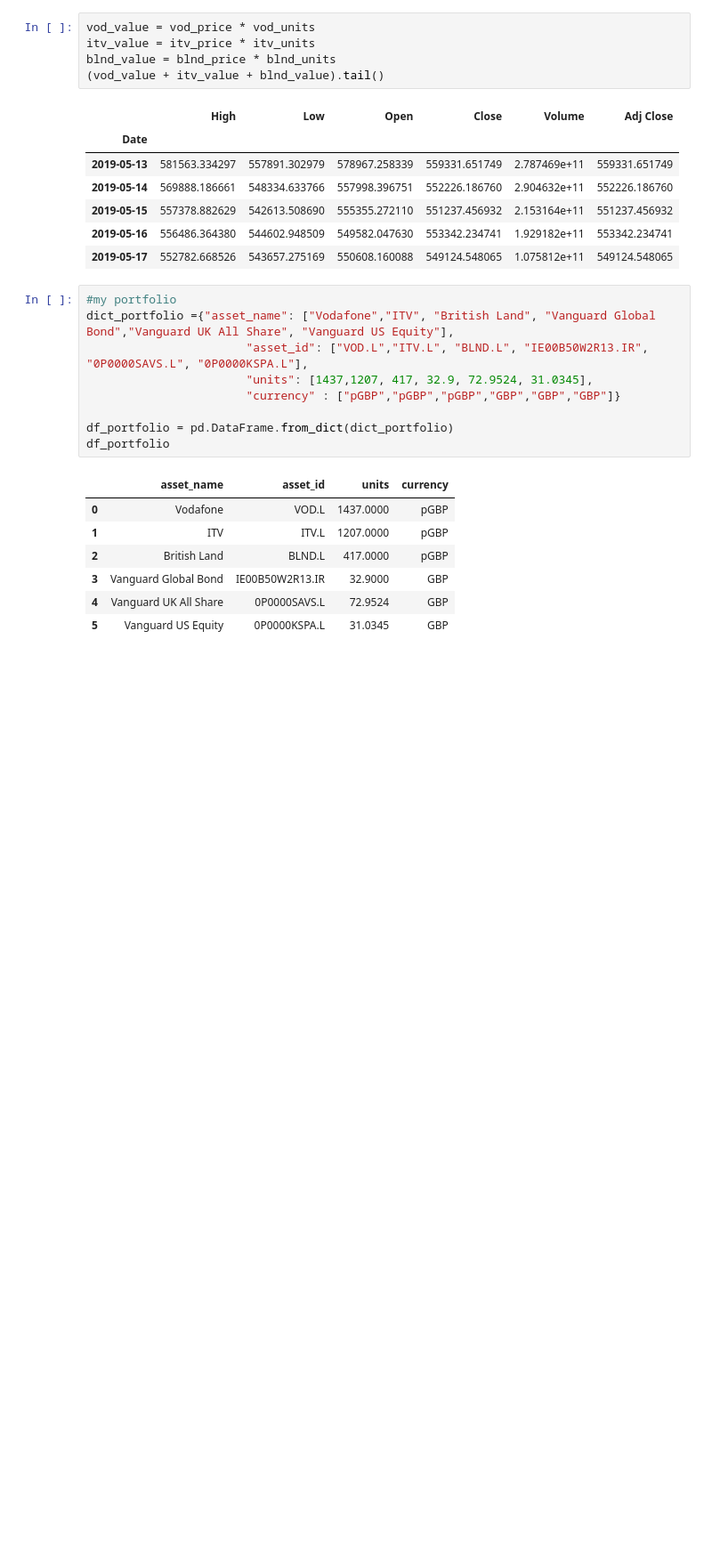
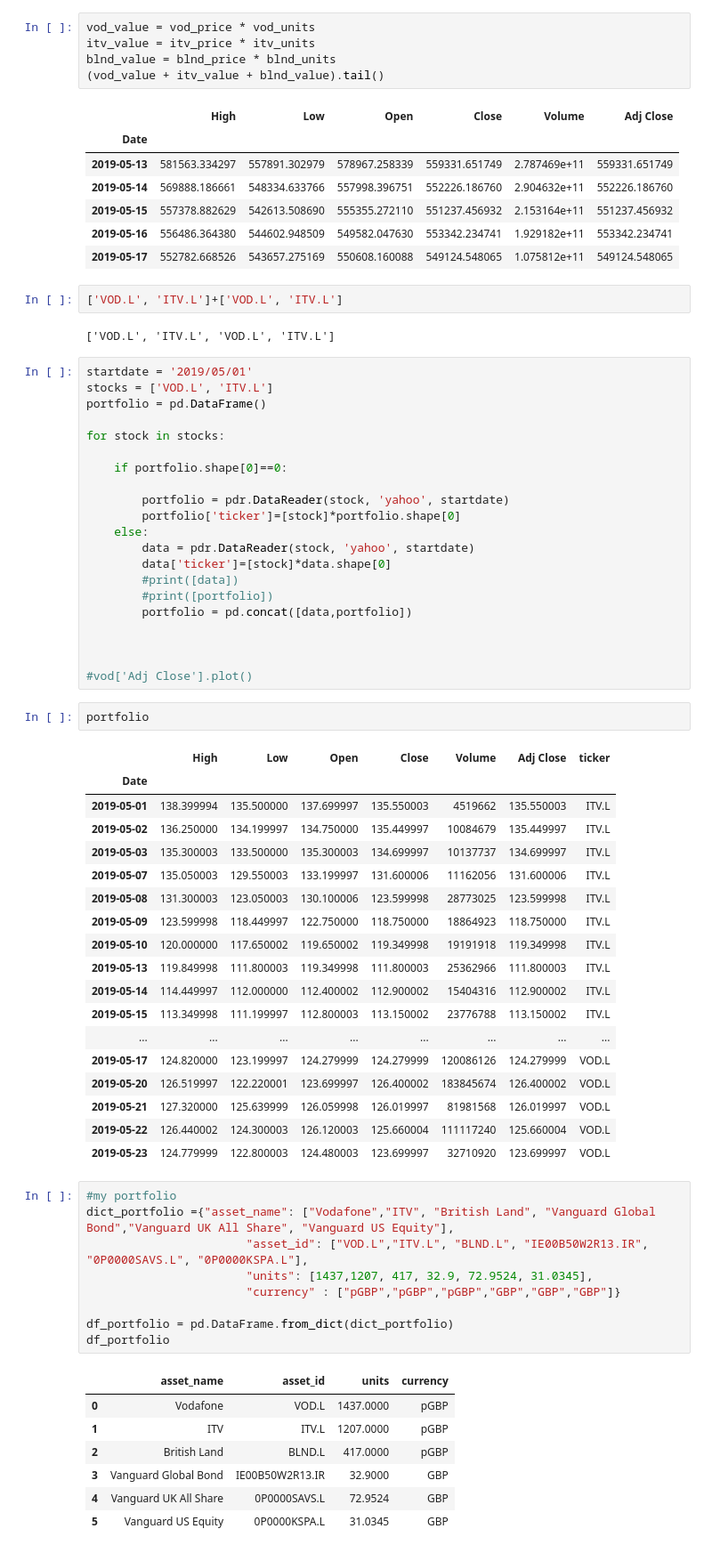
Before and after one commit to ninjananjo/Portfolio-Advisor, a Jupyter notebook: Portfolio Advisor.ipynb, the cells around one changed output. Shown at 89% size. Cells and saved outputs as stored; diff of their text form; blank space fills up the shorter version.

```diff
--- a/Portfolio Advisor.ipynb
+++ b/Portfolio Advisor.ipynb
@@ -91,6 +91,52 @@ blnd_value = blnd_price * blnd_units
 | 2019-05-15 | 557378.882629 | 542613.508690 | 555355.272110 | 551237.456932 | 2.153164e+11 | 551237.456932 |
 | 2019-05-16 | 556486.364380 | 544602.948509 | 549582.047630 | 553342.234741 | 1.929182e+11 | 553342.234741 |
 | 2019-05-17 | 552782.668526 | 543657.275169 | 550608.160088 | 549124.548065 | 1.075812e+11 | 549124.548065 |
+# %%
+['VOD.L', 'ITV.L']+['VOD.L', 'ITV.L']
+# %% [output]
+['VOD.L', 'ITV.L', 'VOD.L', 'ITV.L']
+# %%
+startdate = '2019/05/01'
+stocks = ['VOD.L', 'ITV.L']
+portfolio = pd.DataFrame()
+
+for stock in stocks:
+
+    if portfolio.shape[0]==0:
+
+        portfolio = pdr.DataReader(stock, 'yahoo', startdate)
+        portfolio['ticker']=[stock]*portfolio.shape[0]
+    else:
+        data = pdr.DataReader(stock, 'yahoo', startdate)
+        data['ticker']=[stock]*data.shape[0]
+        #print([data])
+        #print([portfolio])
+        portfolio = pd.concat([data,portfolio])
+
+
+
+#vod['Adj Close'].plot()
+# %%
+portfolio
+# %% [output]
+|  | High | Low | Open | Close | Volume | Adj Close | ticker |
+| Date |  |  |  |  |  |  |  |
+| 2019-05-01 | 138.399994 | 135.500000 | 137.699997 | 135.550003 | 4519662 | 135.550003 | ITV.L |
+| 2019-05-02 | 136.250000 | 134.199997 | 134.750000 | 135.449997 | 10084679 | 135.449997 | ITV.L |
+| 2019-05-03 | 135.300003 | 133.500000 | 135.300003 | 134.699997 | 10137737 | 134.699997 | ITV.L |
+| 2019-05-07 | 135.050003 | 129.550003 | 133.199997 | 131.600006 | 11162056 | 131.600006 | ITV.L |
+| 2019-05-08 | 131.300003 | 123.050003 | 130.100006 | 123.599998 | 28773025 | 123.599998 | ITV.L |
+| 2019-05-09 | 123.599998 | 118.449997 | 122.750000 | 118.750000 | 18864923 | 118.750000 | ITV.L |
+| 2019-05-10 | 120.000000 | 117.650002 | 119.650002 | 119.349998 | 19191918 | 119.349998 | ITV.L |
+| 2019-05-13 | 119.849998 | 111.800003 | 119.349998 | 111.800003 | 25362966 | 111.800003 | ITV.L |
+| 2019-05-14 | 114.449997 | 112.000000 | 112.400002 | 112.900002 | 15404316 | 112.900002 | ITV.L |
+| 2019-05-15 | 113.349998 | 111.199997 | 112.800003 | 113.150002 | 23776788 | 113.150002 | ITV.L |
+| ... | ... | ... | ... | ... | ... | ... | ... |
+| 2019-05-17 | 124.820000 | 123.199997 | 124.279999 | 124.279999 | 120086126 | 124.279999 | VOD.L |
+| 2019-05-20 | 126.519997 | 122.220001 | 123.699997 | 126.400002 | 183845674 | 126.400002 | VOD.L |
+| 2019-05-21 | 127.320000 | 125.639999 | 126.059998 | 126.019997 | 81981568 | 126.019997 | VOD.L |
+| 2019-05-22 | 126.440002 | 124.300003 | 126.120003 | 125.660004 | 111117240 | 125.660004 | VOD.L |
+| 2019-05-23 | 124.779999 | 122.800003 | 124.480003 | 123.699997 | 32710920 | 123.699997 | VOD.L |
 # %%
 #my portfolio
 dict_portfolio ={"asset_name": ["Vodafone","ITV", "British Land", "Vanguard Global Bond","Vanguard UK All Share", "Vanguard US Equity"],
```
Also changed, not shown: parts of 1 cell of this notebook.
